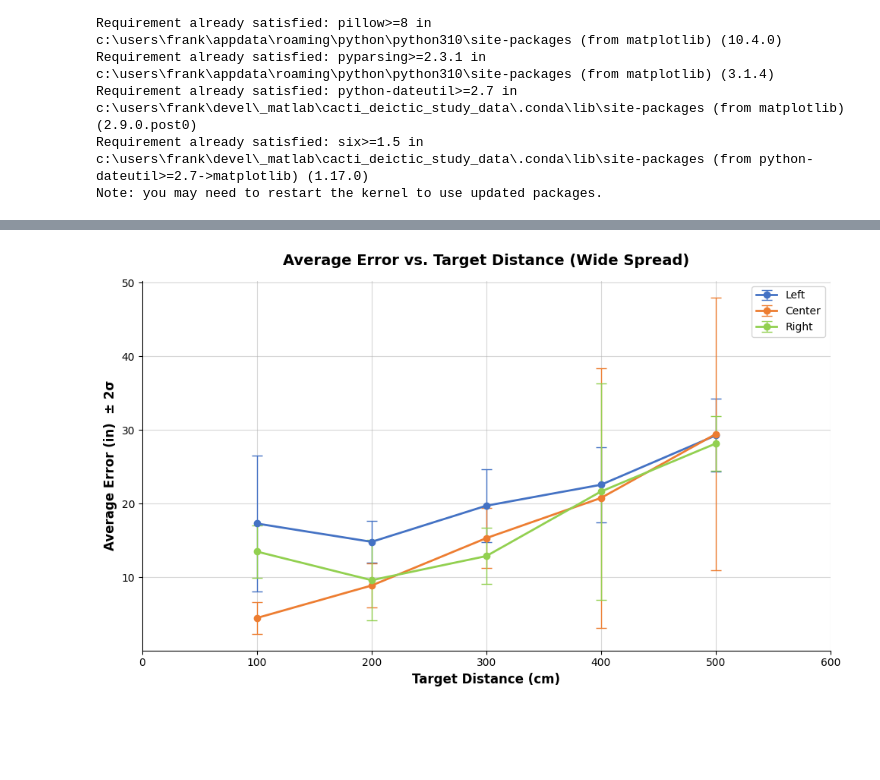
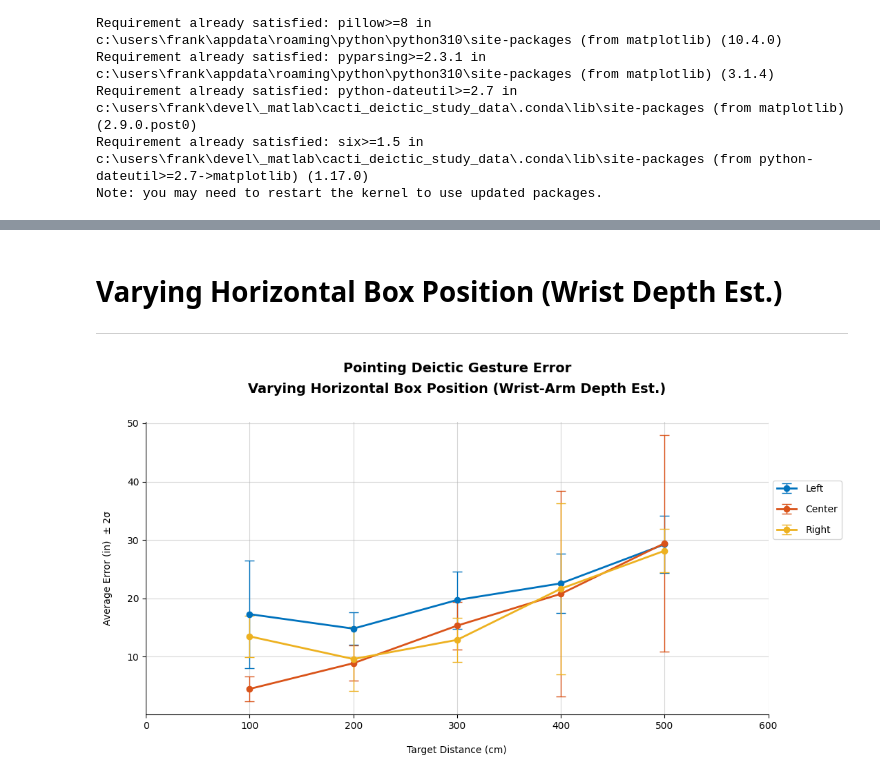
Before and after one commit to frank-Regal/cacti_deictic_study_data, a Jupyter notebook: analysis/2025.03.25_prelim.ipynb, the cells around one changed output, grey strips where cells are left out. Drawn from its saved outputs; the diff is of its cells as text; code cells hidden in the pictures; blank space fills up the shorter version.

```diff
--- a/analysis/2025.03.25_prelim.ipynb
+++ b/analysis/2025.03.25_prelim.ipynb
@@ -19,6 +19,18 @@ import matplotlib.pyplot as plt
 import numpy as np
 import os
 base_path = os.path.dirname(current_dir)
+# %%
+# MATLAB COLORS
+# Ref: https://www.mathworks.com/help/matlab/creating_plots/specify-plot-colors.html
+
+class COLORS:
+    RED        = '#A2142F'
+    BLUE       = '#0072BD'
+    LIGHT_BLUE = '#4DBEEE'
+    GREEN      = '#77AC30'
+    YELLOW     = '#EDB120'
+    PURPLE     = '#7E2F8E'
+    ORANGE     = '#D95319'
 # %%
 """
 Utility functions
@@ -89,15 +101,15 @@ def calc_error_metrics(target_dist_map, z_threshold=2):
 # Plot mean errors
 # --------------------------------------------------------------------------------------
 def plot_mean_errors(data_list, labels=None, colors=None,
-                     title='Mean Error vs Target Distance',
-                     xlabel='Target Distance (cm)',
-                     ylabel='Mean Error ± 2σ (in)'):
+                     title='',
+                     xlabel='',
+                     ylabel=''):
     if labels is None:
         labels = [f'Dataset {i+1}' for i in range(len(data_list))]
     if colors is None:
         colors = plt.cm.tab10(np.linspace(0, 1, len(data_list)))
 
-    fig = plt.figure(figsize=(10, 6))
+    fig = plt.figure(figsize=(11, 6))
 
     max_dist = 0
     for i, metrics_map in enumerate(data_list):
@@ -113,9 +125,9 @@ def plot_mean_errors(data_list, labels=None, colors=None,
         max_dist = max(max_dist, max(dists))
 
     # Style the plot
-    plt.xlabel(xlabel, fontsize=12, fontweight='bold')
-    plt.ylabel(ylabel, fontsize=12, fontweight='bold')
-    plt.title(title, fontsize=14, fontweight='bold', pad=15)
+    plt.xlabel(xlabel, fontsize=10, fontweight=None, labelpad=15)
+    plt.ylabel(ylabel, fontsize=10, fontweight=None, labelpad=15)
+    plt.title(title, fontsize=14, fontweight='bold', pad=30, linespacing=1.75)
 
     # Customize grid and spines
     plt.grid(True, linestyle='-', alpha=0.5)
@@ -129,8 +141,8 @@ def plot_mean_errors(data_list, labels=None, colors=None,
     # Set x-axis ticks every 100 cm
     plt.xticks(np.arange(0, max_dist+150, 100))
 
-    # Add legend
-    plt.legend(frameon=True)
+    # Add legend with increased spacing
+    plt.legend(frameon=True, labelspacing=1.15, handletextpad=1, loc='center left', bbox_to_anchor=(1, 0.7))
 
     plt.tight_layout()
     return fig
@@ -211,31 +248,35 @@ fig3 = plot_mean_errors([NV_kalibr_wrist_arm_metrics, V_kalibr_wrist_arm_metrics
+# %% [markdown]
+# Varying Horizontal Box Position (Wrist Depth Est.)
+---
 # %%
 """
-LEFT, RIGHT, CENTER
+LEFT, RIGHT, CENTER Import
 """
 
 # Define parameters
 participants = ['frank', 'sanat']
 target_dist = [100, 200, 300, 400, 500]
 sigma = 2
 box = '080'
 
 # Get data
 center_data_cm, center_data_in = get_data(participants, target_dist, 'VIS_Kalibr_wrist_arm_estimation', box, base_path)
 left_data_cm, left_data_in = get_data(participants, target_dist, 'VIS_Kalibr_write_arm_estimation_left_box', box, base_path)
 right_data_cm, right_data_in = get_data(participants, target_dist, 'VIS_Kalibr_write_arm_estimation_right_box', box, base_path)
 
 # Calculate error metrics
 center_metrics = calc_error_metrics(center_data_in, z_threshold=sigma)
 left_metrics = calc_error_metrics(left_data_in, z_threshold=sigma)
 right_metrics = calc_error_metrics(right_data_in, z_threshold=sigma)
 
 # Plot mean errors
-fig3 = plot_mean_errors([left_metrics, center_metrics, right_metrics],
+fig4 = plot_mean_errors([left_metrics, center_metrics, right_metrics],
                           labels=[ 'Left', 'Center', 'Right'],
-                          colors=['#4472C4', '#ED7D31', '#92D050'],
-                          title='Average Error vs. Target Distance (Wide Spread)',
-                          ylabel='Average Error (in)  ± 2σ')
+                          colors=[COLORS.BLUE, COLORS.ORANGE, COLORS.YELLOW],
+                          title='Pointing Deictic Gesture Error\nVarying Horizontal Box Position (Wrist-Arm Depth Est.)',
+                          ylabel=f'Average Error (in)  ± {sigma}σ',
+                          xlabel='Target Distance (cm)')
 
-plt.savefig('left_center_right_comparison.svg', format='svg', bbox_inches='tight')
+plt.savefig('vary_horizontal_box_position_wrist_arm_depth_est.svg', format='svg', bbox_inches='tight')
 # %% [output]
-[figure, old version]
+[figure, new version]
```
Also changed, not shown: parts of 8 cells of this notebook, 13 other files.
